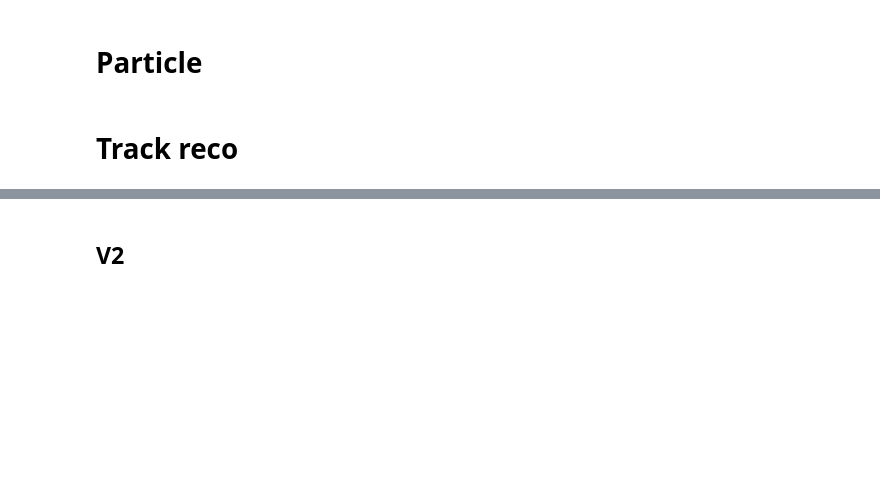
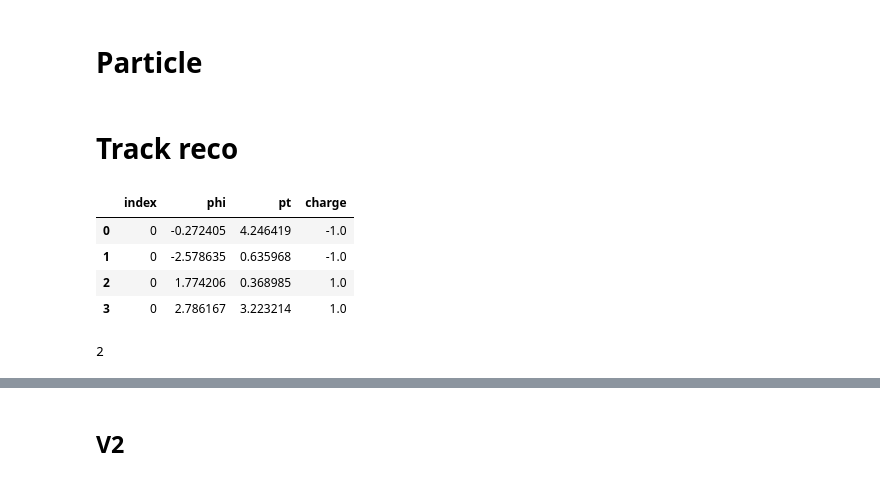
Before and after one commit to haide-i/Masterclass-BelleII, a Jupyter notebook: Prototype.ipynb, the cells around one changed output, grey strips where cells are left out. Saved outputs shown, nothing was run; the diff lists cells and outputs as text; code cells hidden in the pictures; blank space fills up the shorter version.

```diff
--- a/Prototype.ipynb
+++ b/Prototype.ipynb
@@ -231,9 +278,17 @@ def track_values(p, charge=1., B=1.):
 # %%
 # load in data
 
 data = pd.read_hdf('EEEE/0_allcomb_0.h5')
 coords = [f'{i}' for i in np.arange(0, 6624)]
 hits = data[coords]
-momenta = data[['phi', 'pt']]
-momenta['charge'] = data['pdg']/abs(data['pdg'])
-momenta['phi'] = momenta['phi']*np.pi/180.
+momenta = data.loc[:,['phi', 'pt']]
+momenta.loc[:,'charge'] = data.loc[:,'pdg']/abs(data.loc[:,'pdg'])
+momenta.loc[:,'phi'] = momenta.loc[:,'phi']*np.pi/180.
+momenta.reset_index(inplace = True)
+momenta
+# %% [output]
+|  | index | phi | pt | charge |
+| 0 | 0 | -0.272405 | 4.246419 | -1.0 |
+| 1 | 0 | -2.578635 | 0.635968 | -1.0 |
+| 2 | 0 | 1.774206 | 0.368985 | 1.0 |
+| 3 | 0 | 2.786167 | 3.223214 | 1.0 |
@@ -273,0 +354,4 @@ def update(r=5, phi = 0):
+# %%
+tw = TrackingWidget(momenta.loc[:1,:], B = 0.1)
+# %% [output]
+2
```
Also changed, not shown: parts of 17 cells of this notebook.
